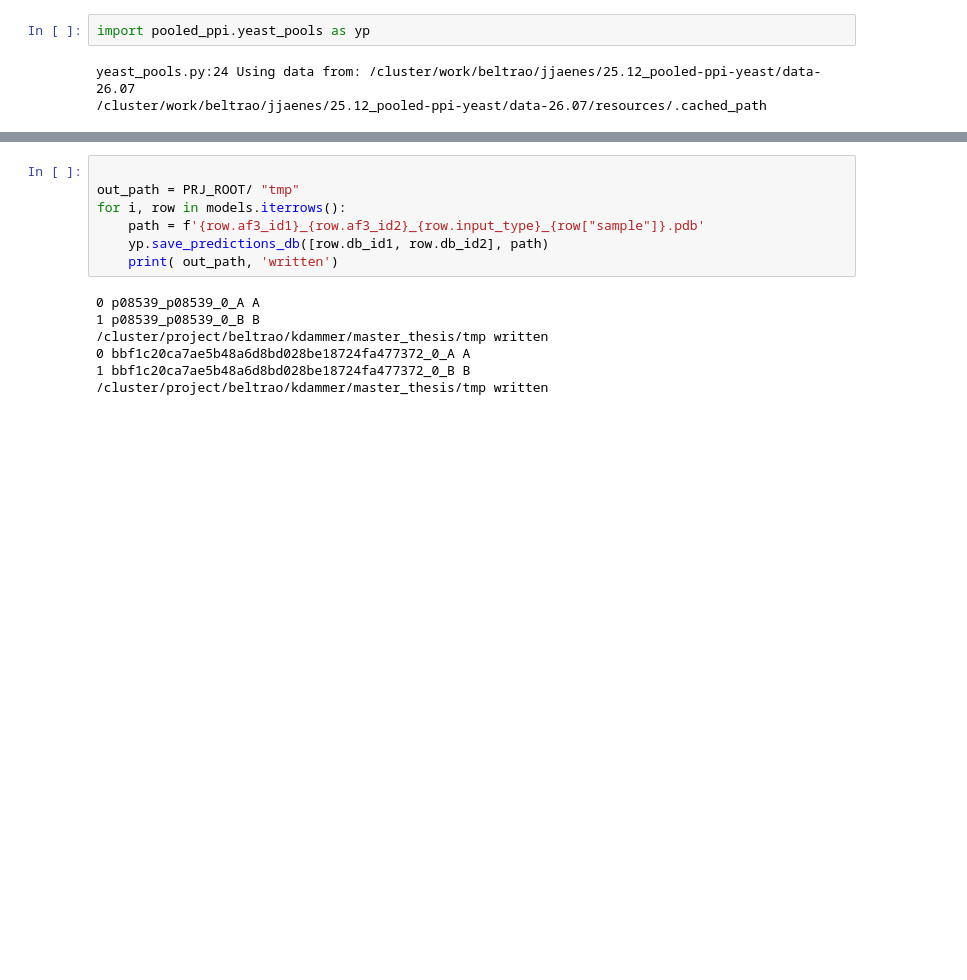
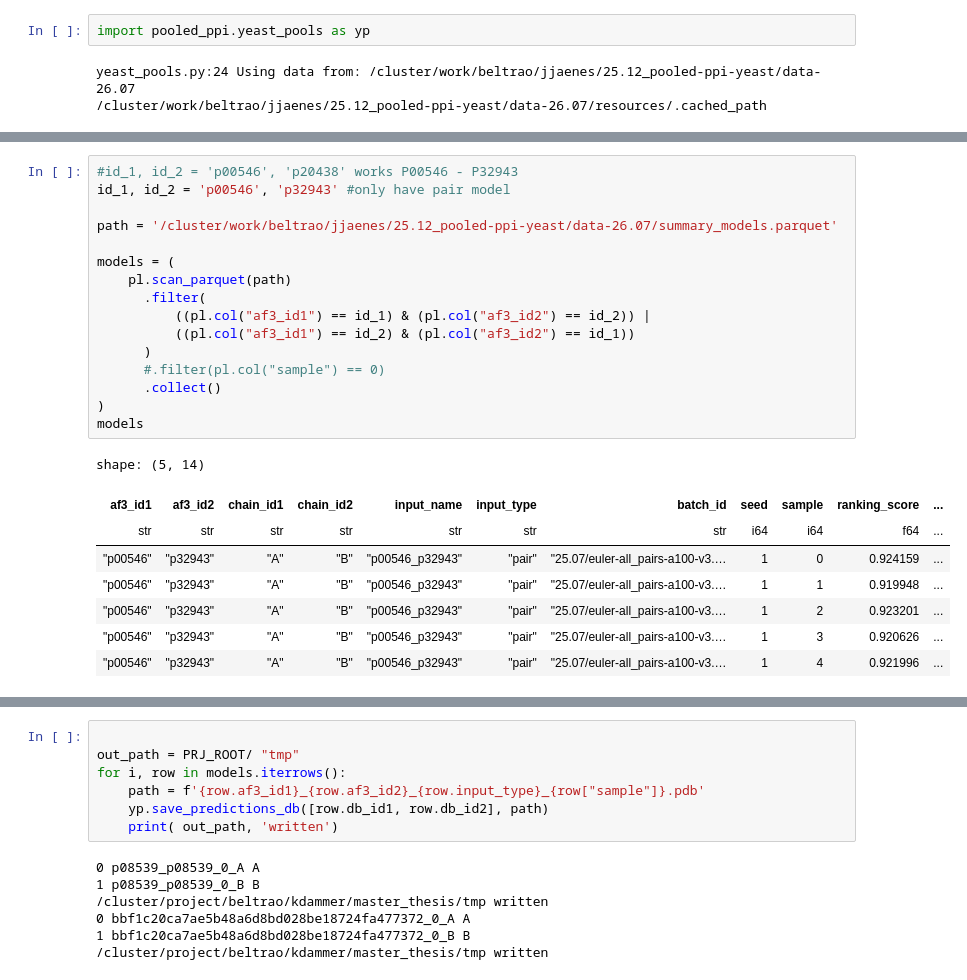
Before and after one commit to Kim-Dammer/master_thesis, a Jupyter notebook: notebooks/08_homomultimers.ipynb, the cells around one changed output, grey strips where cells are left out. Drawn from its saved outputs; the diff is of its cells as text; blank space fills up the shorter version.

```diff
--- a/notebooks/08_homomultimers.ipynb
+++ b/notebooks/08_homomultimers.ipynb
@@ -40,0 +44,25 @@ models
+# %%
+#id_1, id_2 = 'p00546', 'p20438' works P00546 - P32943
+id_1, id_2 = 'p00546', 'p32943' #only have pair model
+
+path = '/cluster/work/beltrao/jjaenes/25.12_pooled-ppi-yeast/data-26.07/summary_models.parquet'
+
+models = (
+    pl.scan_parquet(path)
+      .filter(
+          ((pl.col("af3_id1") == id_1) & (pl.col("af3_id2") == id_2)) |
+          ((pl.col("af3_id1") == id_2) & (pl.col("af3_id2") == id_1))
+      )
+      #.filter(pl.col("sample") == 0)
+      .collect()
+)
+models
+# %% [output]
+shape: (5, 14)
+| af3_id1 | af3_id2 | chain_id1 | chain_id2 | input_name | input_type | batch_id | seed | sample | ranking_score | ... |
+| str | str | str | str | str | str | str | i64 | i64 | f64 | ... |
+| "p00546" | "p32943" | "A" | "B" | "p00546_p32943" | "pair" | "25.07/euler-all_pairs-a100-v3.… | 1 | 0 | 0.924159 | ... |
+| "p00546" | "p32943" | "A" | "B" | "p00546_p32943" | "pair" | "25.07/euler-all_pairs-a100-v3.… | 1 | 1 | 0.919948 | ... |
+| "p00546" | "p32943" | "A" | "B" | "p00546_p32943" | "pair" | "25.07/euler-all_pairs-a100-v3.… | 1 | 2 | 0.923201 | ... |
+| "p00546" | "p32943" | "A" | "B" | "p00546_p32943" | "pair" | "25.07/euler-all_pairs-a100-v3.… | 1 | 3 | 0.920626 | ... |
+| "p00546" | "p32943" | "A" | "B" | "p00546_p32943" | "pair" | "25.07/euler-all_pairs-a100-v3.… | 1 | 4 | 0.921996 | ... |
```
Also changed, not shown: parts of 8 cells of this notebook, 9 other files.
